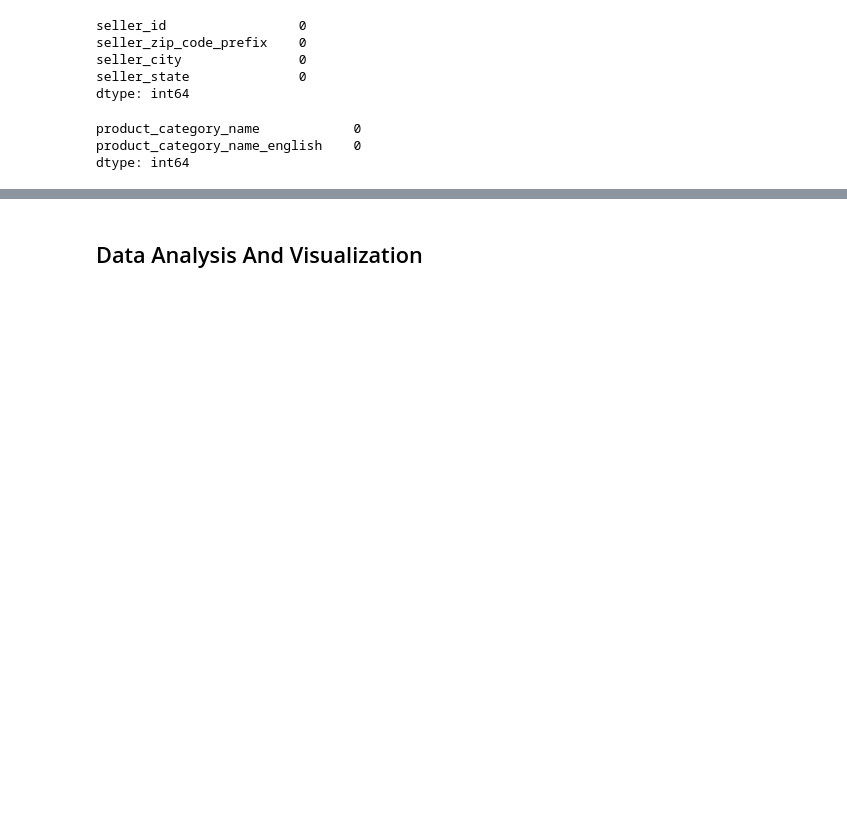
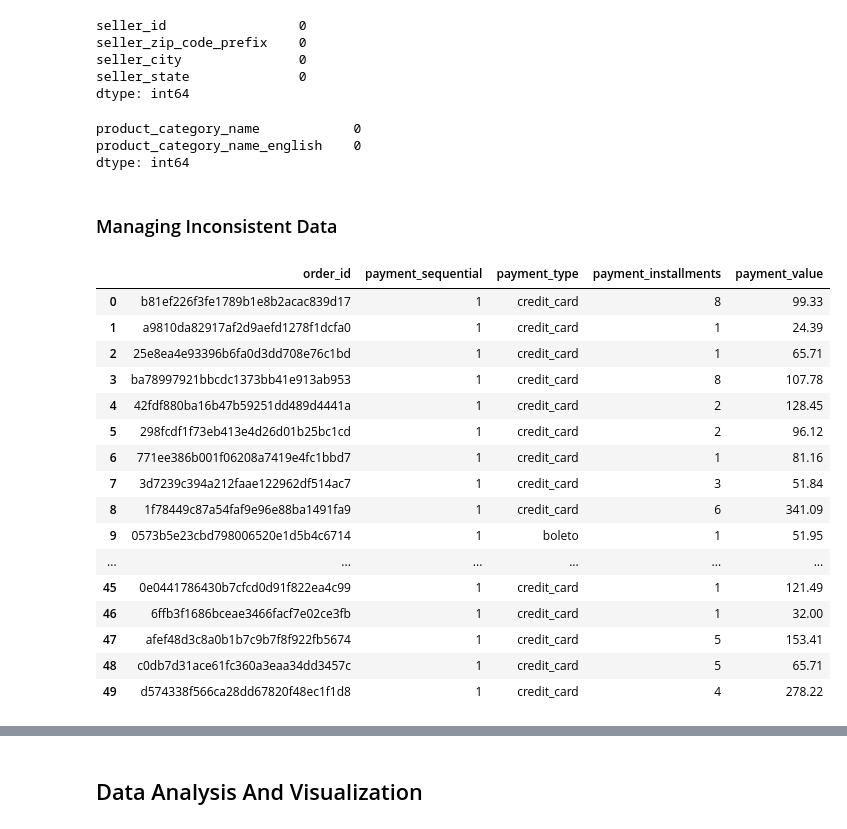
Before and after one commit to AumGupta/dav-project, a Jupyter notebook: project.ipynb, the cells around one changed output, grey strips where cells are left out. Drawn from its saved outputs; the diff is of its cells as text; code cells hidden in the pictures; blank space fills up the shorter version.

Commit message:
Data Cleaning and Pre-processing

```diff
--- a/project.ipynb
+++ b/project.ipynb
@@ -231,3 +240,25 @@ product_category_name_translation.isnull().sum()
 product_category_name            0
 product_category_name_english    0
 dtype: int64
+# %% [markdown]
+### Managing Inconsistent Data
+# %%
+order_payments['payment_value'] = order_payments['payment_value'].astype(float)
+# %% [output]
+|  | order_id | payment_sequential | payment_type | payment_installments | payment_value |
+| 0 | b81ef226f3fe1789b1e8b2acac839d17 | 1 | credit_card | 8 | 99.33 |
+| 1 | a9810da82917af2d9aefd1278f1dcfa0 | 1 | credit_card | 1 | 24.39 |
+| 2 | 25e8ea4e93396b6fa0d3dd708e76c1bd | 1 | credit_card | 1 | 65.71 |
+| 3 | ba78997921bbcdc1373bb41e913ab953 | 1 | credit_card | 8 | 107.78 |
+| 4 | 42fdf880ba16b47b59251dd489d4441a | 1 | credit_card | 2 | 128.45 |
+| 5 | 298fcdf1f73eb413e4d26d01b25bc1cd | 1 | credit_card | 2 | 96.12 |
+| 6 | 771ee386b001f06208a7419e4fc1bbd7 | 1 | credit_card | 1 | 81.16 |
+| 7 | 3d7239c394a212faae122962df514ac7 | 1 | credit_card | 3 | 51.84 |
+| 8 | 1f78449c87a54faf9e96e88ba1491fa9 | 1 | credit_card | 6 | 341.09 |
+| 9 | 0573b5e23cbd798006520e1d5b4c6714 | 1 | boleto | 1 | 51.95 |
+| ... | ... | ... | ... | ... | ... |
+| 45 | 0e0441786430b7cfcd0d91f822ea4c99 | 1 | credit_card | 1 | 121.49 |
+| 46 | 6ffb3f1686bceae3466facf7e02ce3fb | 1 | credit_card | 1 | 32.00 |
+| 47 | afef48d3c8a0b1b7c9b7f8f922fb5674 | 1 | credit_card | 5 | 153.41 |
+| 48 | c0db7d31ace61fc360a3eaa34dd3457c | 1 | credit_card | 5 | 65.71 |
+| 49 | d574338f566ca28dd67820f48ec1f1d8 | 1 | credit_card | 4 | 278.22 |
```
Also changed, not shown: parts of 13 cells of this notebook, 1 other file.
